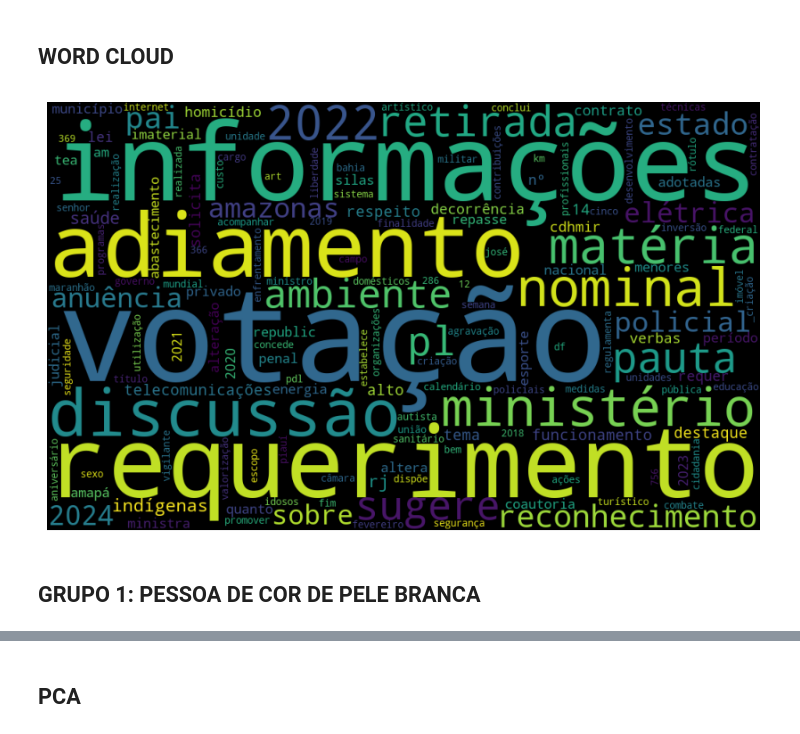
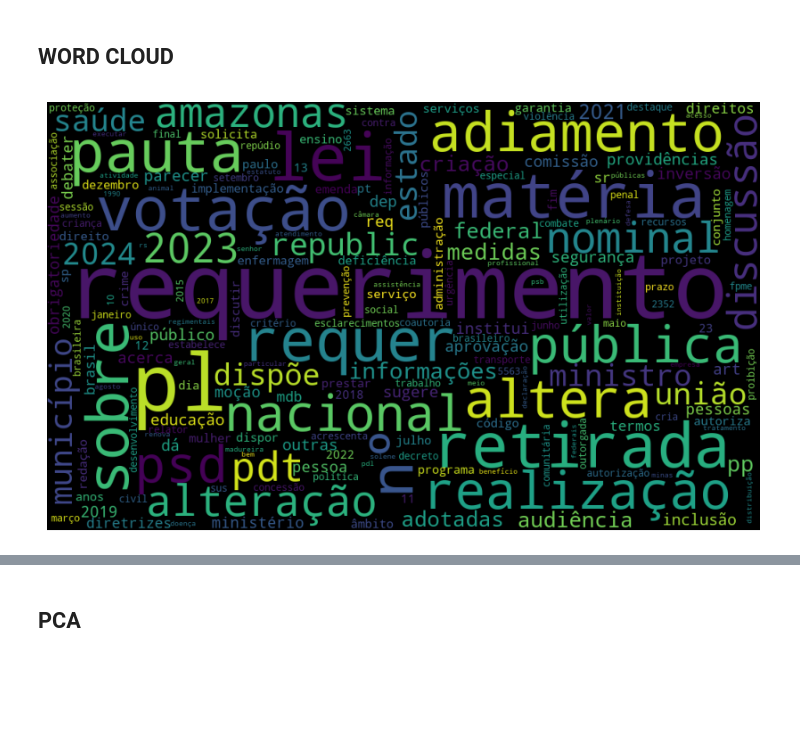
Before and after one commit to Davi-Ga/crawler-api, a Jupyter notebook: app/ML/nova_database/classificação_justica_partido.ipynb, the cells around one changed output, grey strips where cells are left out. Saved outputs shown, nothing was run; the diff lists cells and outputs as text; code cells hidden in the pictures; blank space fills up the shorter version.

```diff
--- a/app/ML/nova_database/classificação_justica_partido.ipynb
+++ b/app/ML/nova_database/classificação_justica_partido.ipynb
@@ -153,26 +168,26 @@ le = LabelEncoder()
 # %%
 model = RandomForestClassifier(
     n_estimators=1000, random_state=42, n_jobs=-1, max_features=0.1)
-y = le.fit_transform(df["cor"])
+y = le.fit_transform(df["sigla_partido"])
 X_train, X_test, y_train, y_test = train_test_split(X, y)
 model.fit(X_train, y_train)
 features_importance = model.feature_importances_
 features_name = tf_idf.get_feature_names_out()
 word_importance = dict(zip(features_name, features_importance))
 
 wordcloud = WordCloud(width = 1000, height = 600,
                 background_color ='black',
                 stopwords = stopwords,
                 min_font_size = 10,
                 ).generate_from_frequencies(word_importance)
 
 
 plt.figure(figsize = (8, 8), facecolor = None)
 plt.imshow(wordcloud)
 plt.axis("off")
 plt.title("")
 plt.tight_layout(pad = 0)
 
 plt.show()
 # %% [output]
-[figure, old version]
+[figure, new version]
@@ -194,2 +193,0 @@ vocab_outros = tf_idf_outros.get_feature_names_out()
-# %% [markdown]
-## GRUPO 1: PESSOA DE COR DE PELE BRANCA
```
Also changed, not shown: parts of 28 cells of this notebook, 4 other files.
